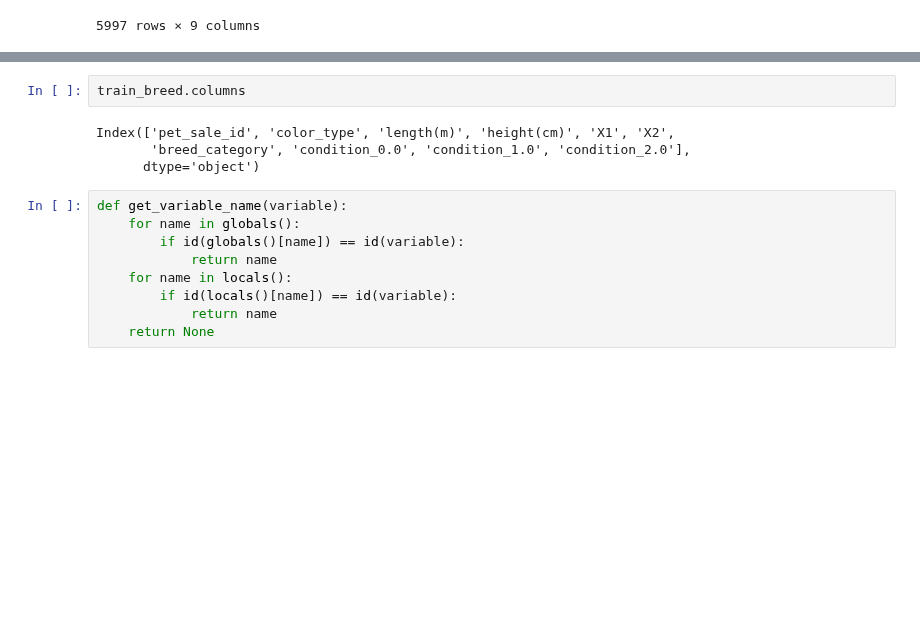
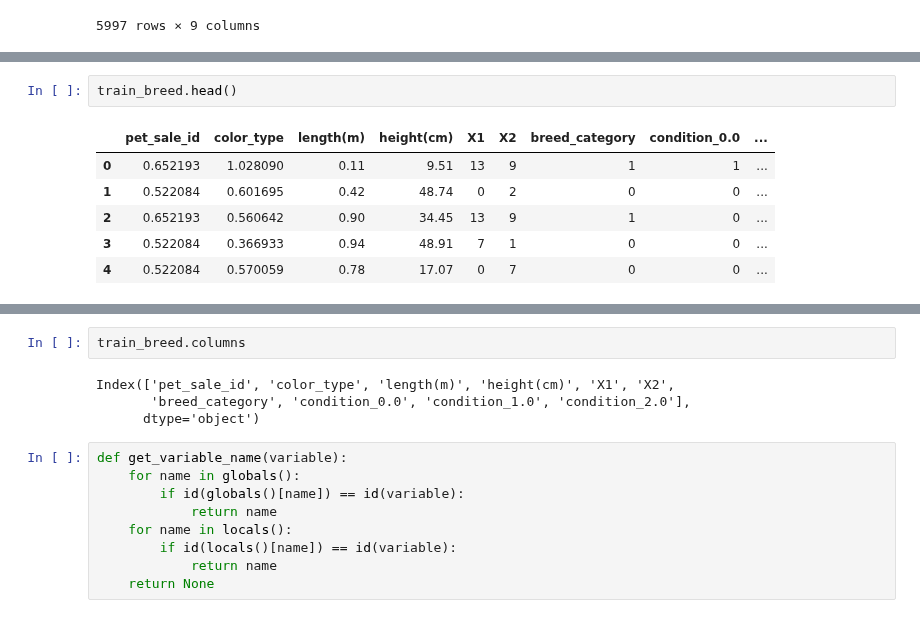
Before and after one commit to anidec25/Linear-Regression, a Jupyter notebook: Business Case Study/Classification_DBS.ipynb, the cells around one changed output, grey strips where cells are left out. Saved outputs shown, nothing was run; the diff lists cells and outputs as text; blank space fills up the shorter version.

```diff
--- a/Business Case Study/Classification_DBS.ipynb
+++ b/Business Case Study/Classification_DBS.ipynb
@@ -360,3 +360,12 @@ def data_transformation():
 
 
 train_breed,test_breed,train_pet,test_pet = data_transformation()
+# %%
+train_breed.head()
+# %% [output]
+|  | pet_sale_id | color_type | length(m) | height(cm) | X1 | X2 | breed_category | condition_0.0 | ... |
+| 0 | 0.652193 | 1.028090 | 0.11 | 9.51 | 13 | 9 | 1 | 1 | ... |
+| 1 | 0.522084 | 0.601695 | 0.42 | 48.74 | 0 | 2 | 0 | 0 | ... |
+| 2 | 0.652193 | 0.560642 | 0.90 | 34.45 | 13 | 9 | 1 | 0 | ... |
+| 3 | 0.522084 | 0.366933 | 0.94 | 48.91 | 7 | 1 | 0 | 0 | ... |
+| 4 | 0.522084 | 0.570059 | 0.78 | 17.07 | 0 | 7 | 0 | 0 | ... |
```
Also changed, not shown: parts of 31 cells of this notebook.
